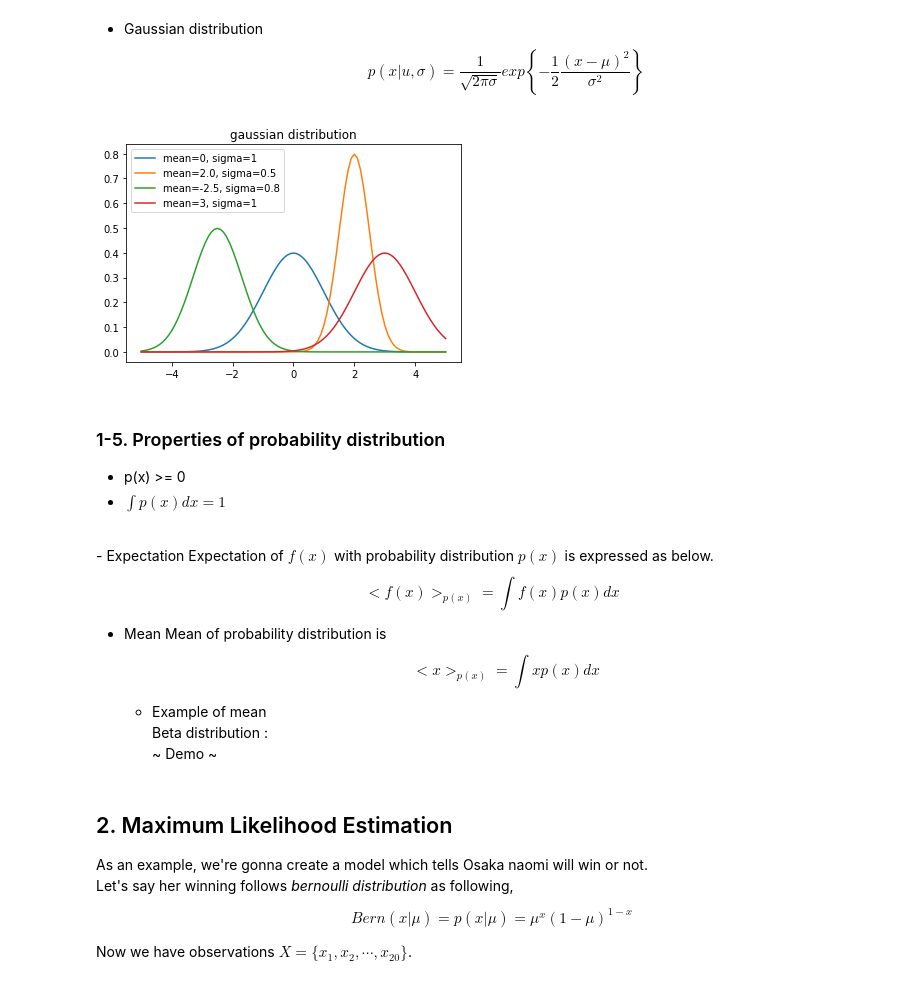
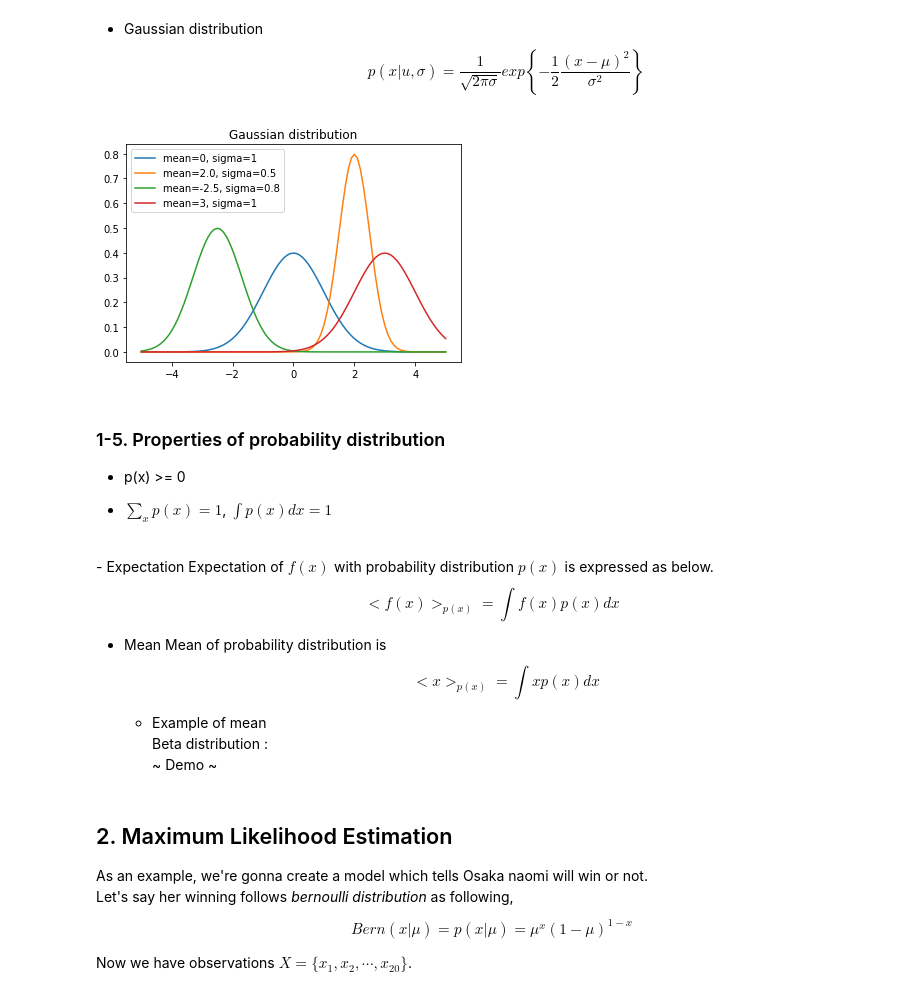
Before and after one commit to hiroshiu12/MLT, a Jupyter notebook: Introduction_Bayesian_Inference_part1.ipynb, the cells around one changed output. Drawn from its saved outputs; the diff is of its cells as text; code cells hidden in the pictures.

```diff
--- a/Introduction_Bayesian_Inference_part1.ipynb
+++ b/Introduction_Bayesian_Inference_part1.ipynb
@@ -102,25 +102,26 @@ $$p(x|u,\sigma) = \frac{1}{\sqrt{2\pi \sigma}}exp\left\{-\frac{1}{2}\frac{(x-\mu
 # %%
 # plot gaussian distribution
 x = np.linspace(-5,5,101)
 
 mu_list  = [0, 2.0, -2.5, 3]
 sigma_list = [1, 0.5, 0.8, 1]
 
 for mu, sigma in zip(mu_list, sigma_list):
     y = norm.pdf(x,loc=mu,scale=sigma)
 
     plt.plot(x,y,label='mean={}, sigma={}'.format(mu,sigma))
     plt.legend()
 
-plt.title('gaussian distribution')
+plt.title('Gaussian distribution')
 plt.show()
 # %% [output]
-[figure, old version]
+[figure, new version]
 # %% [markdown]
 ### 1-5. Properties of probability distribution
 - p(x) >= 0
   <br>
-- $\int p(x) dx = 1$
+
+- $\sum_x p(x) =1$, $\int p(x) dx = 1$
 <br>
 - Expectation
 Expectation of $f(x)$ with probability distribution $p(x)$ is expressed as below.
```
Also changed, not shown: parts of 2 cells of this notebook.
